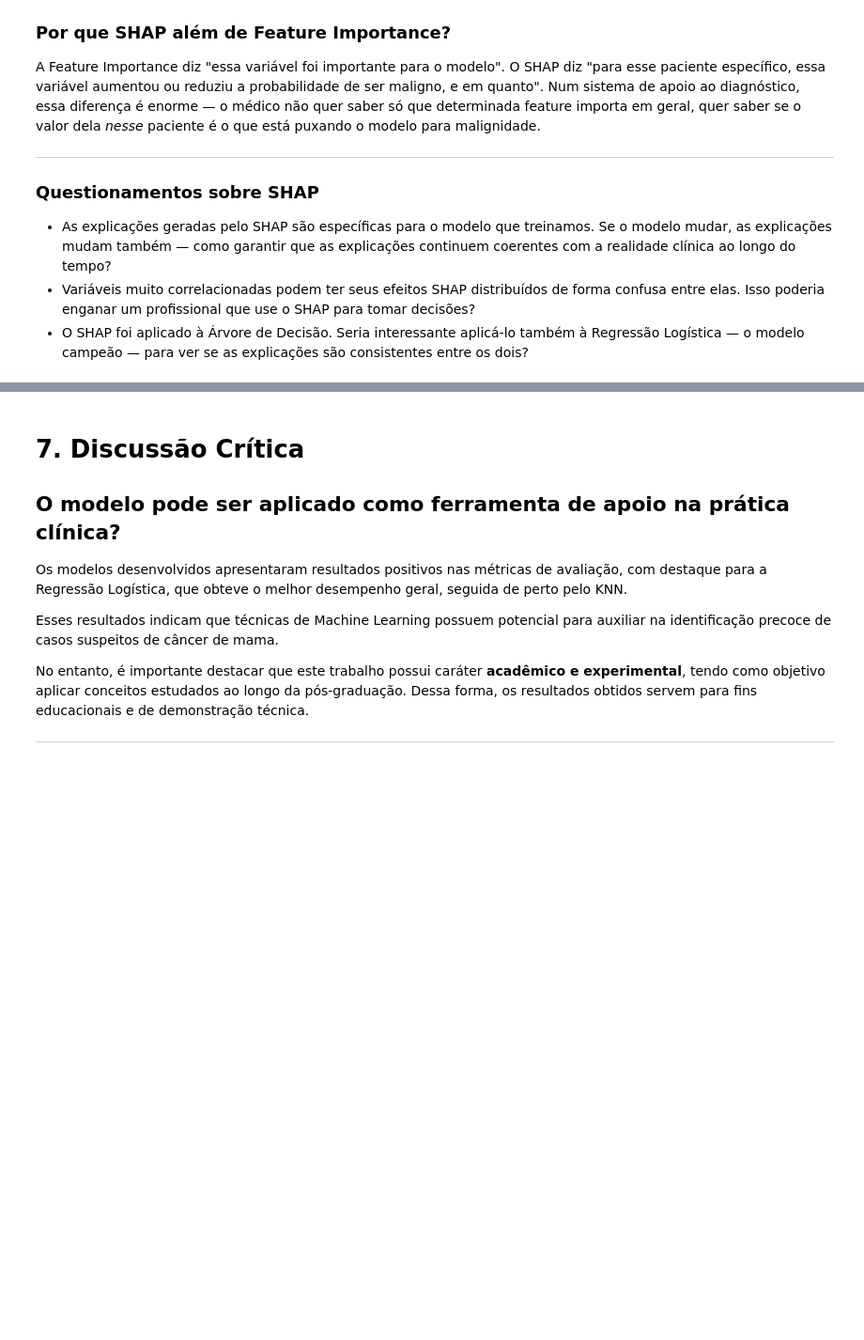
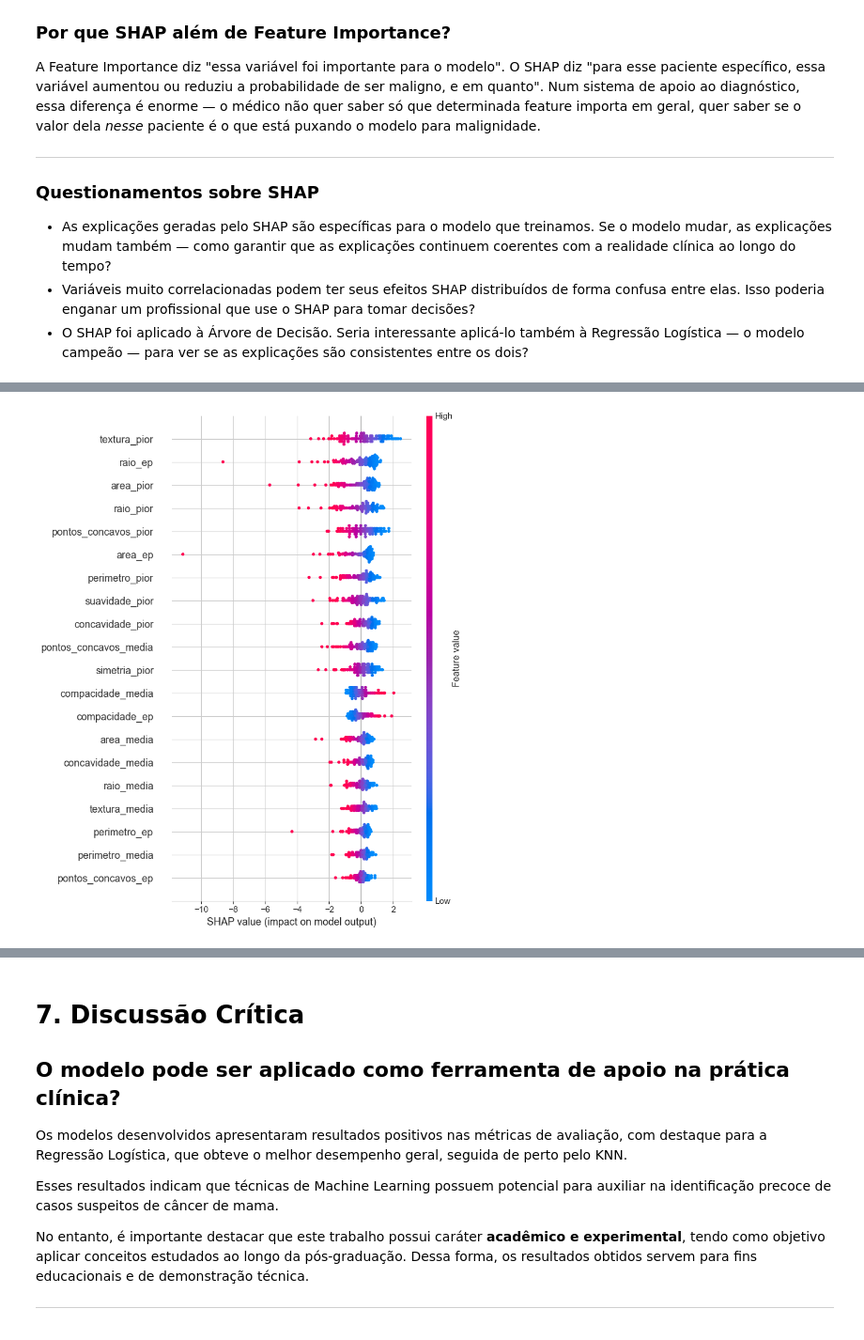
Before and after one commit to netomantonio/tech-challenge-1, a Jupyter notebook: notebooks/01_cancer_mama.ipynb, the cells around one changed output, grey strips where cells are left out. Shown at 94% size. Drawn from its saved outputs; the diff is of its cells as text; code cells hidden in the pictures; blank space fills up the shorter version.

```diff
--- a/notebooks/01_cancer_mama.ipynb
+++ b/notebooks/01_cancer_mama.ipynb
@@ -2000,3 +2000,94 @@ SHAP Summary Plot - Árvore de Decisão
 SHAP Bar Plot - Importância Média
 -> Gráfico salvo em: ..\resultados\cm_shap_bar.png
 [figure]
+# %%
+# ==========================================================
+# 6.2 SHAP VALUES - REGRESS?O LOG?STICA
+# ==========================================================
+
+# ----------------------------------------------------------
+# Garantir nomes corretos das features
+# ----------------------------------------------------------
+feature_names = X.columns.tolist()
+
+# Converter conjuntos escalonados para DataFrame
+X_treino_df = pd.DataFrame(X_treino_scaled, columns=feature_names)
+X_teste_df = pd.DataFrame(X_teste_scaled, columns=feature_names)
+
+# ----------------------------------------------------------
+# Criar explicador SHAP para Regressao Logistica
+# ----------------------------------------------------------
+# Usamos um background amostrado do treino para deixar o SHAP mais rapido/estavel
+background = shap.sample(X_treino_df, 200, random_state=42) if len(X_treino_df) > 200 else X_treino_df
+explainer_lr = shap.LinearExplainer(modelo_lr, background)
+
+# Calcular valores SHAP
+shap_values_lr = explainer_lr.shap_values(X_teste_df)
+
+# ----------------------------------------------------------
+# Compatibilidade entre versoes do SHAP
+# ----------------------------------------------------------
+if isinstance(shap_values_lr, list):
+    # Algumas versoes retornam lista por classe
+    shap_values_lr_plot = shap_values_lr[1] if len(shap_values_lr) > 1 else shap_values_lr[0]
+else:
+    shap_values_lr_plot = shap_values_lr
+
+# ----------------------------------------------------------
+# SUMMARY PLOT (Beeswarm)
+# ----------------------------------------------------------
+print("SHAP Summary Plot - Regressao Logistica")
+
+plt.figure(figsize=(12, 7))
+
+shap.summary_plot(
+    shap_values_lr_plot,
+    X_teste_df,
+    feature_names=feature_names,
+    color=plt.get_cmap("RdBu"),
+    show=False
+)
+plt.gcf().patch.set_facecolor('white')
+plt.gca().set_facecolor('white')
+
+plt.tight_layout()
+
+plt.savefig(
+    os.path.join(DIR_RESULTADOS, 'cm_shap_summary_lr.png'),
+    dpi=150,
+    bbox_inches='tight'
+)
+
+print('-> Grafico salvo em:', os.path.join(DIR_RESULTADOS, 'cm_shap_summary_lr.png'))
+
+plt.show()
+
+# ----------------------------------------------------------
+# BAR PLOT (Importancia media)
+# ----------------------------------------------------------
+print("SHAP Bar Plot - Importancia Media")
+
+plt.figure(figsize=(12, 7))
+
+shap.summary_plot(
+    shap_values_lr_plot,
+    X_teste_df,
+    feature_names=feature_names,
+    plot_type='bar',
+    show=False
+)
+plt.gcf().patch.set_facecolor('white')
+plt.gca().set_facecolor('white')
+
+plt.tight_layout()
+
+plt.savefig(
+    os.path.join(DIR_RESULTADOS, 'cm_shap_bar_lr.png'),
+    dpi=150,
+    bbox_inches='tight'
+)
+
+print('-> Gr?fico salvo em:', os.path.join(DIR_RESULTADOS, 'cm_shap_bar_lr.png'))
+
+plt.show()
+# %% [output]
@@ -2002,0 +2096 @@ SHAP Bar Plot - Importância Média
+[figure, added]
```
Also changed, not shown: parts of 5 cells of this notebook.
